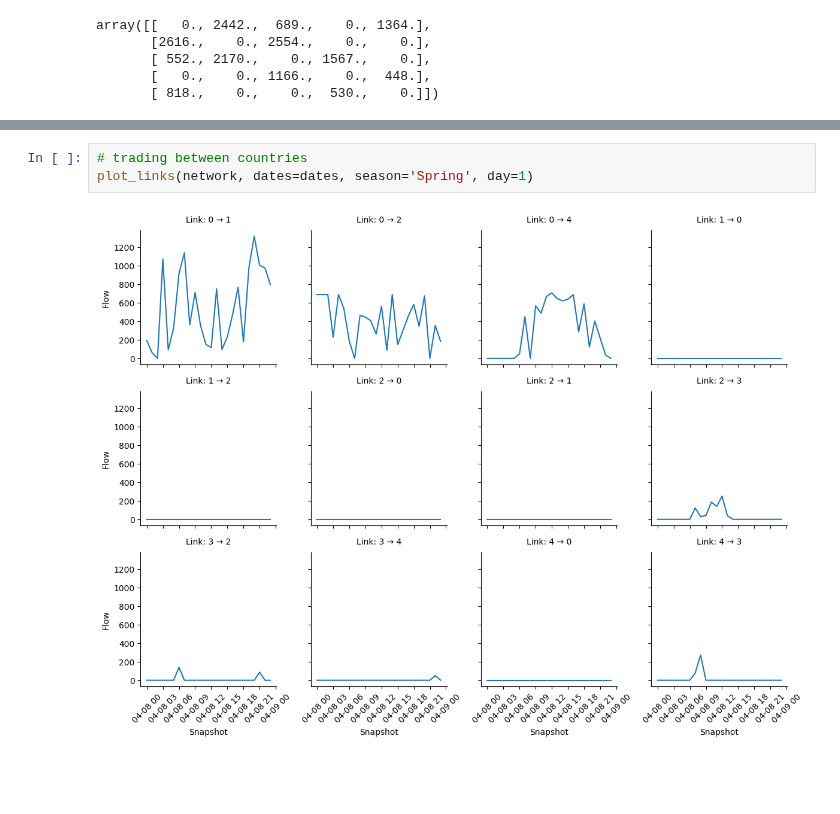
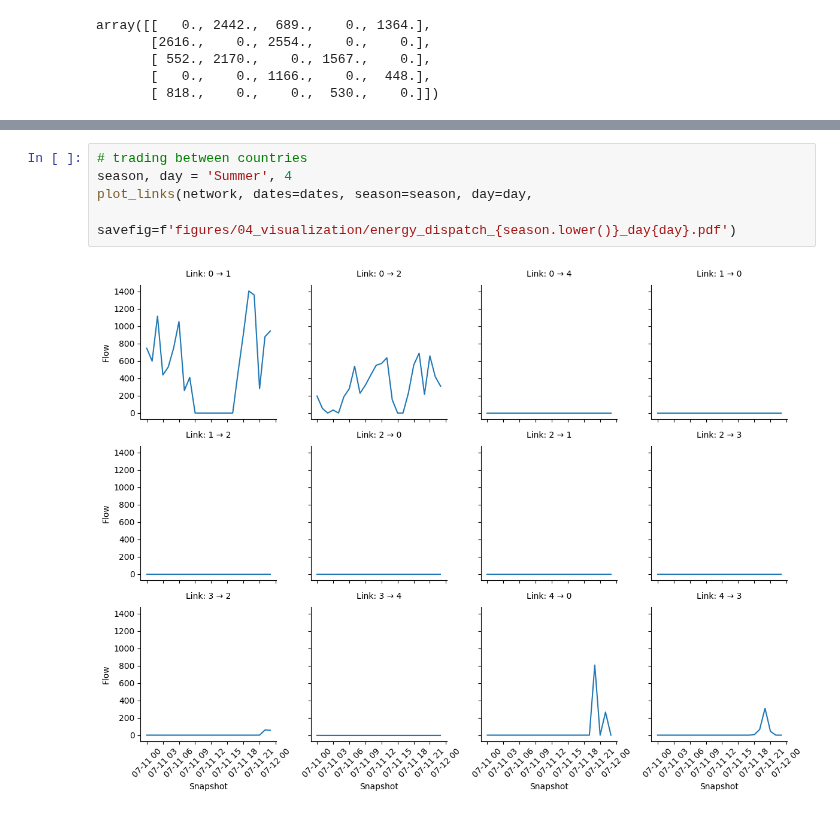
Before and after one commit to menkobalazs/power-systems-analysis, a Jupyter notebook: 04_visualization.ipynb, the cells around one changed output, grey strips where cells are left out. Saved outputs shown, nothing was run; the diff lists cells and outputs as text; blank space fills up the shorter version.

```diff
--- a/04_visualization.ipynb
+++ b/04_visualization.ipynb
@@ -73,6 +74,8 @@ plt.show()
 [figure]
 # %%
 # trading between countries
-plot_links(network, dates=dates, season='Spring', day=1)
+season, day = 'Summer', 4
+plot_links(network, dates=dates, season=season, day=day,
+           savefig=f'figures/04_visualization/energy_dispatch_{season.lower()}_day{day}.pdf')
 # %% [output]
-[figure, old version]
+[figure, new version]
```
Also changed, not shown: parts of 5 cells of this notebook, 8 other files.
